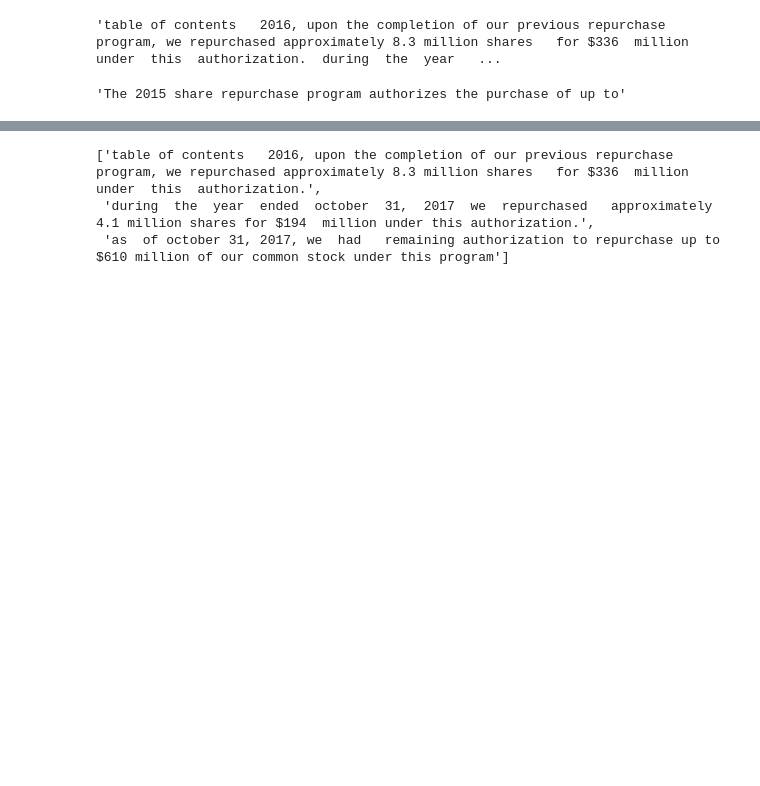
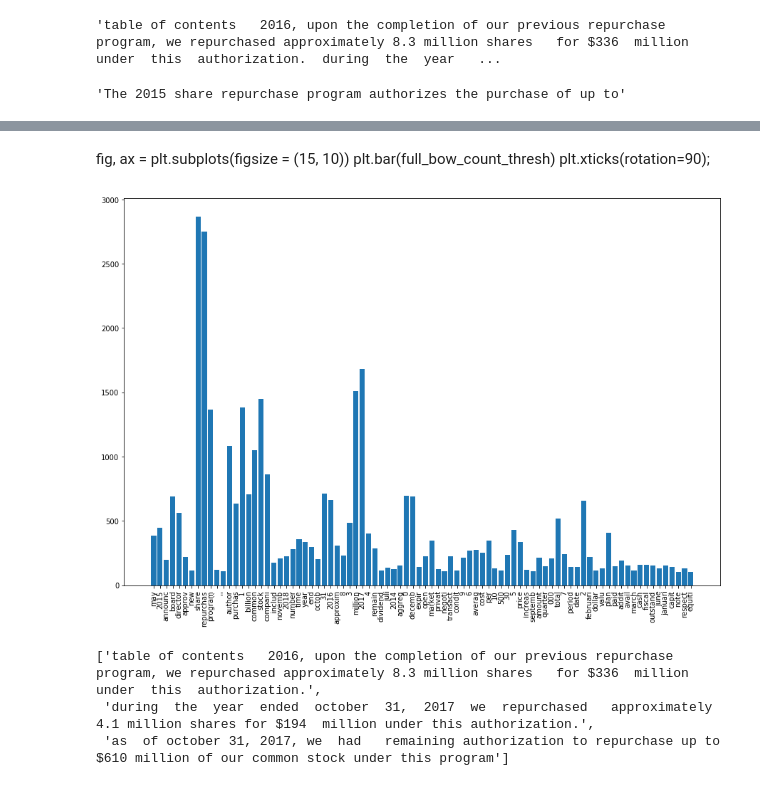
Before and after one commit to DEREJEGETU/data-question-8, a Jupyter notebook: New_Constructs.ipynb, the cells around one changed output, grey strips where cells are left out. Drawn from its saved outputs; the diff is of its cells as text; code cells hidden in the pictures; blank space fills up the shorter version.

```diff
--- a/New_Constructs.ipynb
+++ b/New_Constructs.ipynb
@@ -41,0 +68,8 @@ for root, dirs, files in os.walk("data/nc_training_filings", topdown=True):
+# %%
+ps = PorterStemmer()
+# %%
+full_bow_stem = [ps.stem(word) for word in full_bow]
+# %%
+full_bow_count = collections.Counter(full_bow_stem)
+# %%
+full_bow_count_thresh = dict((k, v) for k, v in full_bow_count.items() if v >= 100)
@@ -42,3 +96,15 @@ for root, dirs, files in os.walk("data/nc_training_filings", topdown=True):
+# %% [markdown]
+fig, ax = plt.subplots(figsize = (15, 10))
+plt.bar(full_bow_count_thresh)
+plt.xticks(rotation=90);
+# %%
+fig, ax = plt.subplots(figsize = (15, 10))
+plt.bar(range(len(full_bow_count_thresh)), list(full_bow_count_thresh.values()), align='center')
+plt.xticks(range(len(full_bow_count_thresh)), list(full_bow_count_thresh.keys()))
+plt.xticks(rotation=90)
+plt.show();
+# %% [output]
+[figure, added]
 # %%
 test_p_sent = sent_tokenize(test_p)
 # %%
```
Also changed, not shown: parts of 22 cells of this notebook.
